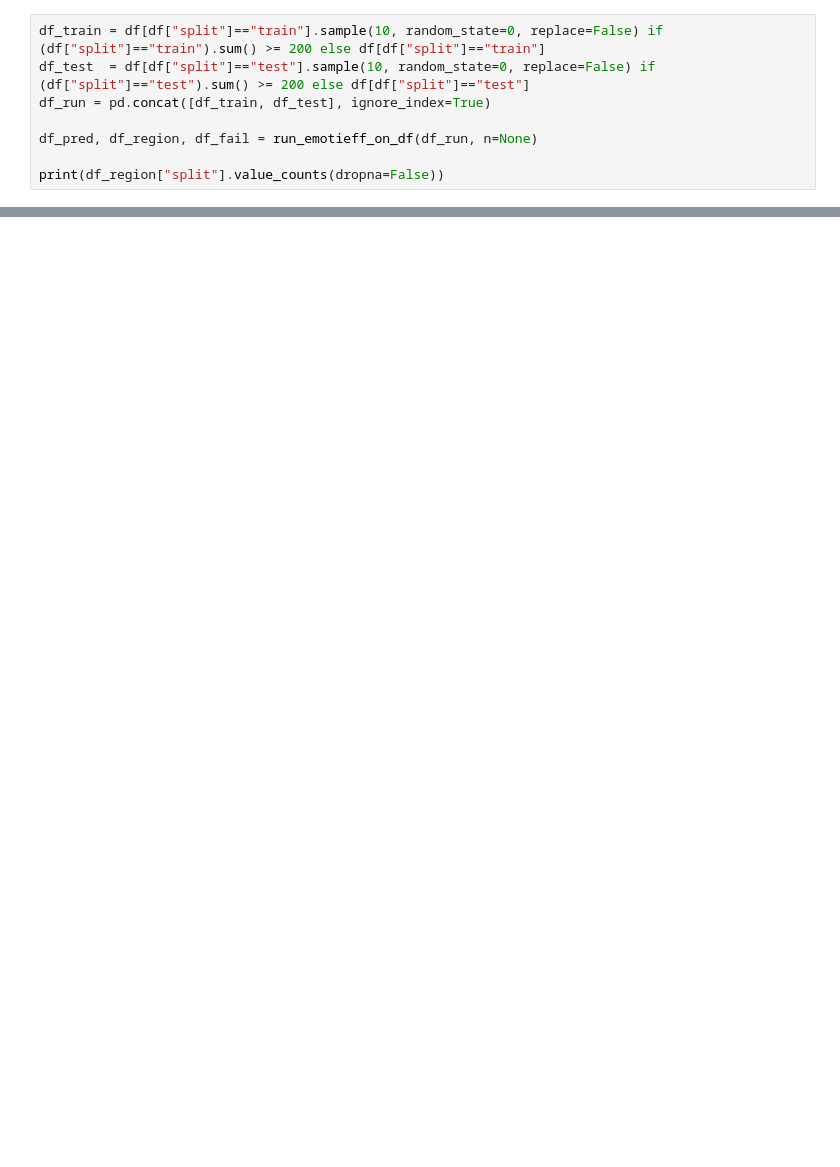
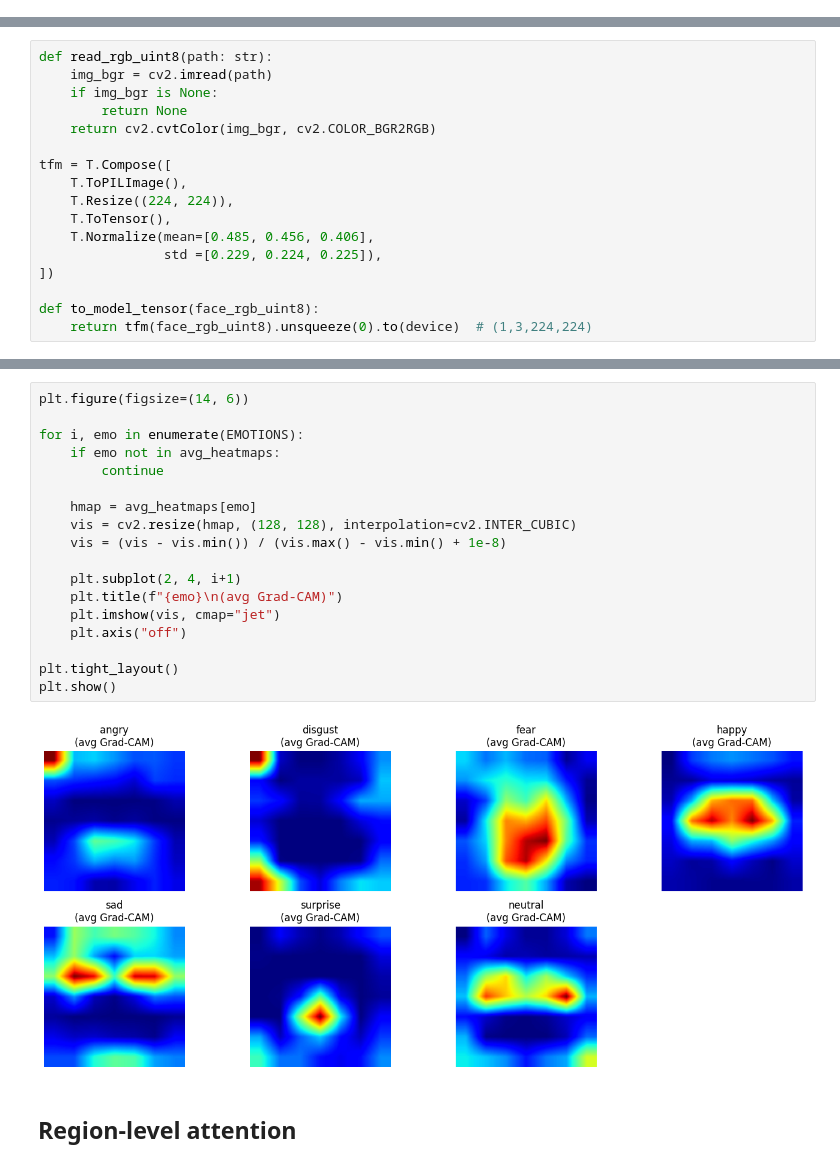
Before and after one commit to hassen8/emotion_recognition_bias_auditing, a Jupyter notebook: notebooks/EmotiEffLib_GRAD_CAM.ipynb, the cells around one changed output, grey strips where cells are left out. Saved outputs shown, nothing was run; the diff lists cells and outputs as text; blank space fills up the shorter version.

Commit message:
Updated EmotiEffLib model

```diff
--- a/notebooks/EmotiEffLib_GRAD_CAM.ipynb
+++ b/notebooks/EmotiEffLib_GRAD_CAM.ipynb
@@ -553,8 +2,0 @@ def run_emotieff_on_df(df, n=None):
-# %%
-df_train = df[df["split"]=="train"].sample(10, random_state=0, replace=False) if (df["split"]=="train").sum() >= 200 else df[df["split"]=="train"]
-df_test  = df[df["split"]=="test"].sample(10, random_state=0, replace=False) if (df["split"]=="test").sum() >= 200 else df[df["split"]=="test"]
-df_run = pd.concat([df_train, df_test], ignore_index=True)
-
-df_pred, df_region, df_fail = run_emotieff_on_df(df_run, n=None)
-
-print(df_region["split"].value_counts(dropna=False))
@@ -625,0 +256,17 @@ dtype: float64
+# %%
+def read_rgb_uint8(path: str):
+    img_bgr = cv2.imread(path)
+    if img_bgr is None:
+        return None
+    return cv2.cvtColor(img_bgr, cv2.COLOR_BGR2RGB)
+
+tfm = T.Compose([
+    T.ToPILImage(),
+    T.Resize((224, 224)),
+    T.ToTensor(),
+    T.Normalize(mean=[0.485, 0.456, 0.406],
+                std =[0.229, 0.224, 0.225]),
+])
+
+def to_model_tensor(face_rgb_uint8):
+    return tfm(face_rgb_uint8).unsqueeze(0).to(device)  # (1,3,224,224)
@@ -625,0 +693,22 @@ dtype: float64
+# %%
+plt.figure(figsize=(14, 6))
+
+for i, emo in enumerate(EMOTIONS):
+    if emo not in avg_heatmaps:
+        continue
+
+    hmap = avg_heatmaps[emo]
+    vis = cv2.resize(hmap, (128, 128), interpolation=cv2.INTER_CUBIC)
+    vis = (vis - vis.min()) / (vis.max() - vis.min() + 1e-8)
+
+    plt.subplot(2, 4, i+1)
+    plt.title(f"{emo}\n(avg Grad-CAM)")
+    plt.imshow(vis, cmap="jet")
+    plt.axis("off")
+
+plt.tight_layout()
+plt.show()
+# %% [output]
+[figure, added]
+# %% [markdown]
+## Region-level attention
```
Also changed, not shown: parts of 86 cells of this notebook.
